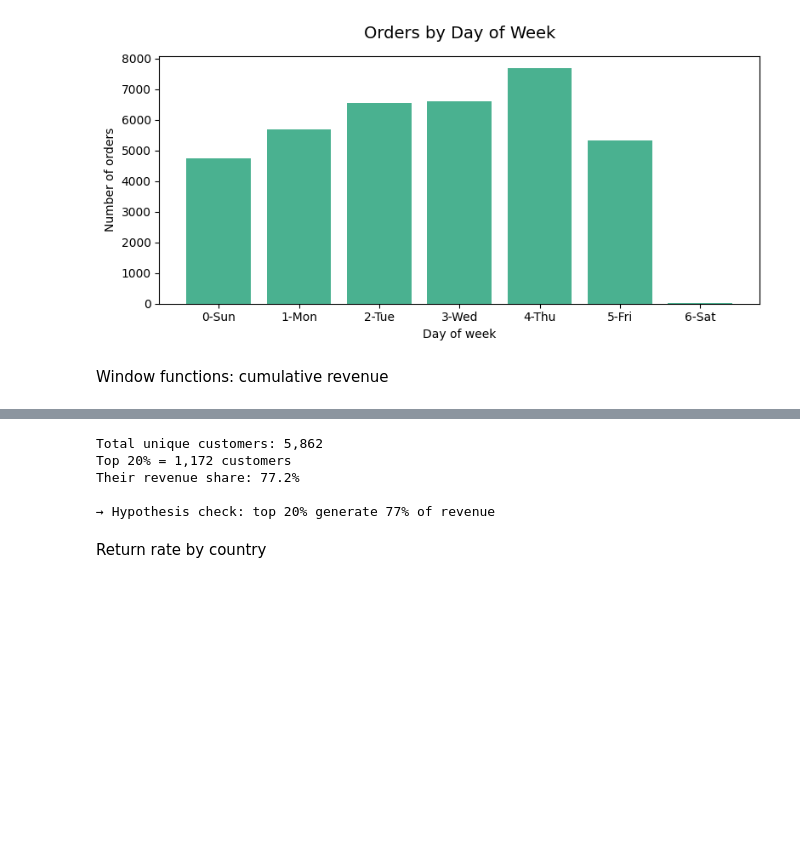
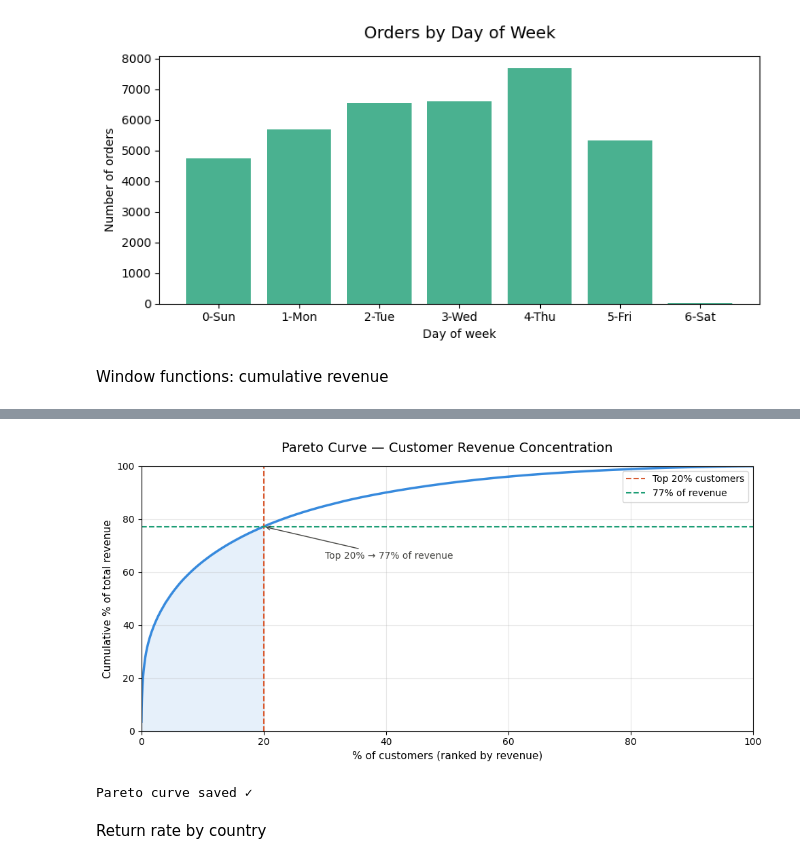
Before and after one commit to NelsonBenitez/ecommerce-sales-analysis, a Jupyter notebook: notebooks/02_sql_analysis.ipynb, the cells around one changed output, grey strips where cells are left out. Drawn from its saved outputs; the diff is of its cells as text; code cells hidden in the pictures; blank space fills up the shorter version.

```diff
--- a/notebooks/02_sql_analysis.ipynb
+++ b/notebooks/02_sql_analysis.ipynb
@@ -283,19 +312,39 @@ customer_revenue.head(10)
-# %%
-# What % of revenue do the top 20% of customers generate?
-total_customers = len(customer_revenue)
-top_20_pct = customer_revenue.head(int(total_customers * 0.20))
-revenue_share = top_20_pct['total_revenue'].sum() / customer_revenue['total_revenue'].sum() * 100
-
-print(f"Total unique customers: {total_customers:,}")
-print(f"Top 20% = {int(total_customers * 0.20):,} customers")
-print(f"Their revenue share: {revenue_share:.1f}%")
-print(f"\n→ Hypothesis check: top 20% generate {revenue_share:.0f}% of revenue")
-# %% [output]
-Total unique customers: 5,862
-Top 20% = 1,172 customers
-Their revenue share: 77.2%
-
-→ Hypothesis check: top 20% generate 77% of revenue
+# %%
+# --- Pareto curve ---
+fig, ax = plt.subplots(figsize=(10, 5))
+
+x = np.arange(1, len(customer_revenue) + 1) / len(customer_revenue) * 100
+
+ax.plot(x, customer_revenue['cumulative_pct'], color='#378ADD', linewidth=2.5)
+ax.axvline(x=20, color='#D85A30', linestyle='--', linewidth=1.5, label='Top 20% customers')
+ax.axhline(y=revenue_share, color='#1D9E75', linestyle='--', linewidth=1.5,
+           label=f'{revenue_share:.0f}% of revenue')
+
+ax.fill_between(x, customer_revenue['cumulative_pct'],
+                where=(x <= 20), alpha=0.12, color='#378ADD')
+
+ax.annotate(f"Top 20% → {revenue_share:.0f}% of revenue",
+            xy=(20, revenue_share),
+            xytext=(30, revenue_share - 12),
+            fontsize=10,
+            arrowprops=dict(arrowstyle='->', color='#444441'),
+            color='#444441')
+
+ax.set_xlabel('% of customers (ranked by revenue)', fontsize=11)
+ax.set_ylabel('Cumulative % of total revenue', fontsize=11)
+ax.set_title('Pareto Curve — Customer Revenue Concentration', fontsize=14, pad=15)
+ax.legend(fontsize=10)
+ax.set_xlim(0, 100)
+ax.set_ylim(0, 100)
+ax.grid(axis='both', alpha=0.3)
+
+plt.tight_layout()
+plt.savefig('../outputs/figures/pareto_curve.png', dpi=150, bbox_inches='tight')
+plt.show()
+print("Pareto curve saved ✓")
+# %% [output]
+[figure, added]
+Pareto curve saved ✓
 # %% [markdown]
 Return rate by country
 # %%
```
Also changed, not shown: parts of 4 cells of this notebook, 2 other files.
